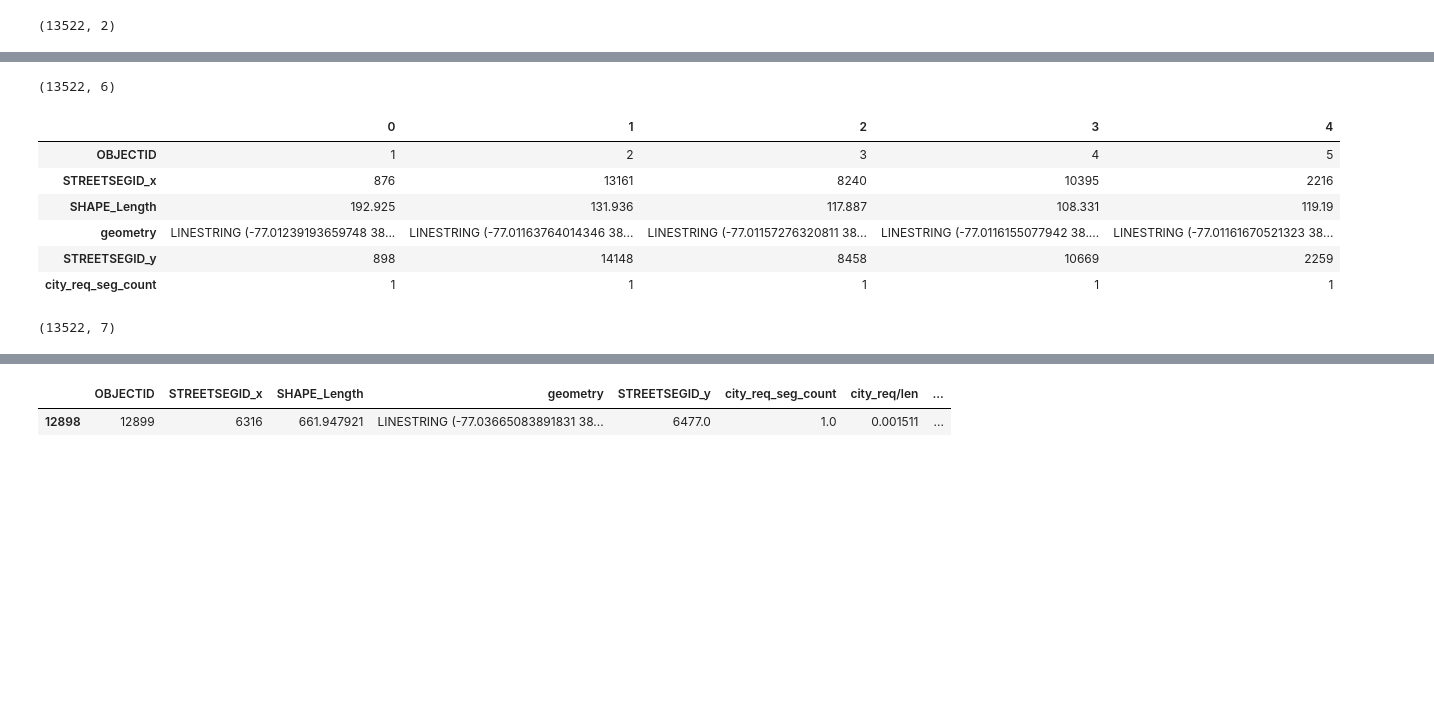
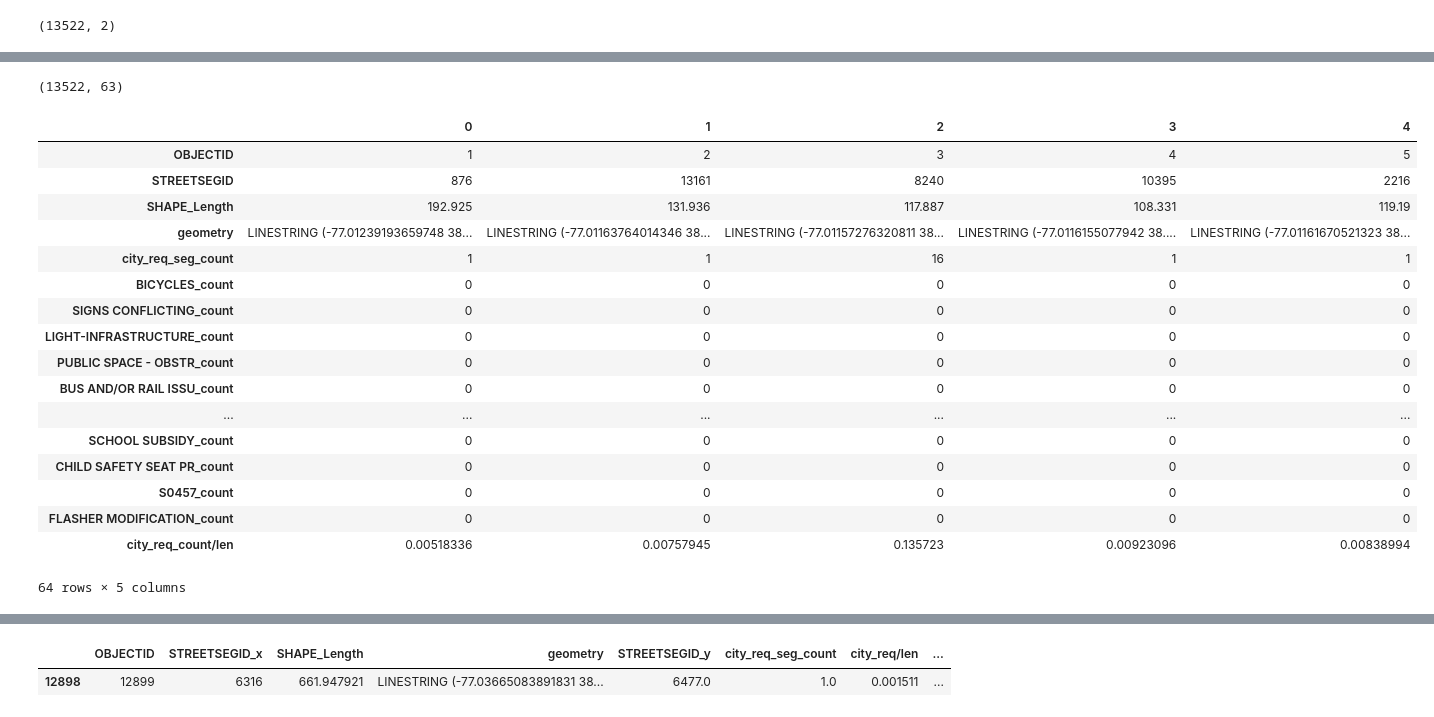
Before and after one commit to KiranJavkar/Cycling_Safety, a Jupyter notebook: python/Cycling_Safety_Visualization_using_mapbox-leaflet.ipynb, the cells around one changed output, grey strips where cells are left out. Cells and saved outputs as stored; diff of their text form; code cells hidden in the pictures; blank space fills up the shorter version.

```diff
--- a/python/Cycling_Safety_Visualization_using_mapbox-leaflet.ipynb
+++ b/python/Cycling_Safety_Visualization_using_mapbox-leaflet.ipynb
@@ -499,0 +757,12 @@ city_req_seg_counts.head().T
+# %%
+for ucategory in unique_req_categories:
+    if(ucategory is not None):
+        req_cat_data = city_req_typemerge[city_req_typemerge.DESCRIPTION==ucategory]
+        ucategory_count = ucategory + '_count'
+        req_cat_count = req_cat_data[['STREETSEGID', 'count']]
+        req_cat_count.columns = ['STREETSEGID', ucategory_count]
+        city_req_seg_stats = city_req_seg_stats.merge(req_cat_count, left_on = 'STREETSEGID', right_on = 'STREETSEGID', right_index=False, how='left')
+# %%
+city_req_details = pd.DataFrame(city_req_seg_stats.fillna(0))
+city_req_details = city_req_seg_counts.merge(city_req_details, left_on = 'STREETSEGID', right_on = 'STREETSEGID', right_index=False, how='left')
+city_req_details.head().T
@@ -544,19 +831,32 @@ city_req_seg_counts
 | 13521 | 15363 | 16 |
 13522 rows × 2 columns
 # %%
-dc_seg_city_req_statistic = dc_segments[['OBJECTID','STREETSEGID','SHAPE_Length','geometry']]
-dc_seg_city_req_statistic = dc_seg_city_req_statistic.merge(city_req_seg_counts, left_on = 'STREETSEGID', right_index=True, how='left')
+dc_city_req_details = dc_segments[['OBJECTID','STREETSEGID','SHAPE_Length','geometry']]
+dc_city_req_details = dc_city_req_details.merge(city_req_details, left_on = 'STREETSEGID', right_on='STREETSEGID', right_index=False, how='left')
 # %%
-dc_seg_city_req_statistic.shape
+dc_city_req_details.shape
 # %% [output]
-(13522, 6)
+(13522, 63)
+# %%
+dc_city_req_details['city_req_count/len'] = dc_city_req_details.city_req_seg_count/dc_city_req_details.SHAPE_Length
 # %%
-dc_seg_city_req_statistic.head().T
+dc_city_req_details.head().T
 # %% [output]
 |  | 0 | 1 | 2 | 3 | 4 |
 | OBJECTID | 1 | 2 | 3 | 4 | 5 |
-| STREETSEGID_x | 876 | 13161 | 8240 | 10395 | 2216 |
+| STREETSEGID | 876 | 13161 | 8240 | 10395 | 2216 |
 | SHAPE_Length | 192.925 | 131.936 | 117.887 | 108.331 | 119.19 |
 | geometry | LINESTRING (-77.01239193659748 38... | LINESTRING (-77.01163764014346 38... | LINESTRING (-77.01157276320811 38... | LINESTRING (-77.0116155077942 38.... | LINESTRING (-77.01161670521323 38... |
-| STREETSEGID_y | 898 | 14148 | 8458 | 10669 | 2259 |
-| city_req_seg_count | 1 | 1 | 1 | 1 | 1 |
+| city_req_seg_count | 1 | 1 | 16 | 1 | 1 |
+| BICYCLES_count | 0 | 0 | 0 | 0 | 0 |
+| SIGNS CONFLICTING_count | 0 | 0 | 0 | 0 | 0 |
+| LIGHT-INFRASTRUCTURE_count | 0 | 0 | 0 | 0 | 0 |
+| PUBLIC SPACE - OBSTR_count | 0 | 0 | 0 | 0 | 0 |
+| BUS AND/OR RAIL ISSU_count | 0 | 0 | 0 | 0 | 0 |
+| ... | ... | ... | ... | ... | ... |
+| SCHOOL SUBSIDY_count | 0 | 0 | 0 | 0 | 0 |
+| CHILD SAFETY SEAT PR_count | 0 | 0 | 0 | 0 | 0 |
+| S0457_count | 0 | 0 | 0 | 0 | 0 |
+| FLASHER MODIFICATION_count | 0 | 0 | 0 | 0 | 0 |
+| city_req_count/len | 0.00518336 | 0.00757945 | 0.135723 | 0.00923096 | 0.00838994 |
+64 rows × 5 columns
@@ -565,4 +862,0 @@ dc_seg_city_req_statistic.head().T
-# %%
-dc_seg_city_req_statistic.shape
-# %% [output]
-(13522, 7)
```
Also changed, not shown: parts of 198 cells of this notebook, 1 other file.
